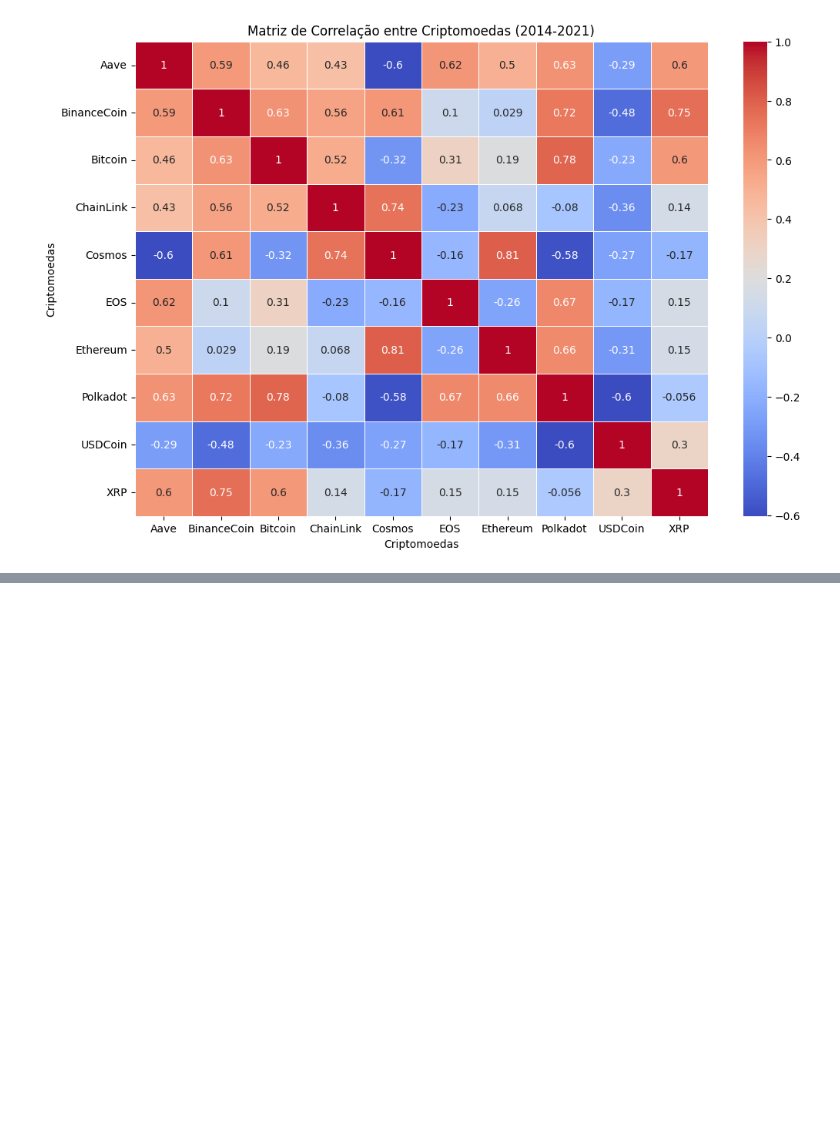
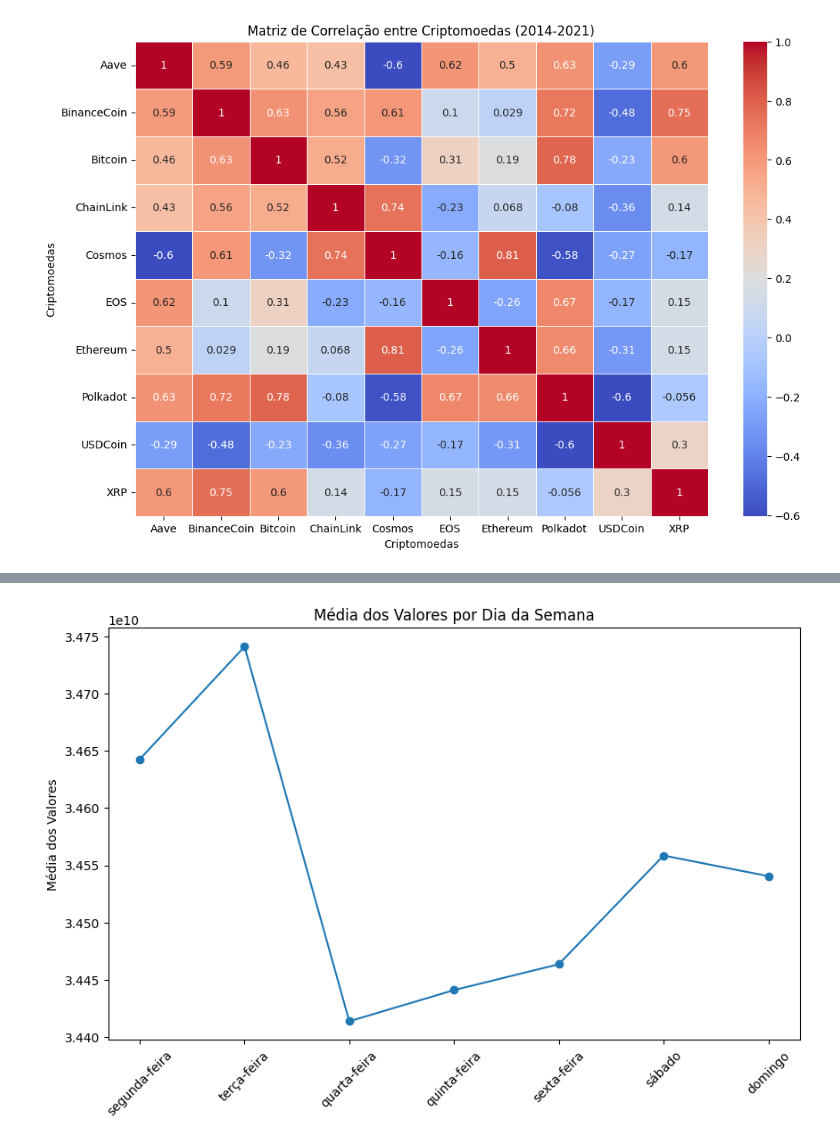
Before and after one commit to luisgoni/Criptomoedas-m5, a Jupyter notebook: Projeto_Cryptomoedas.ipynb, the cells around one changed output, grey strips where cells are left out. Cells and saved outputs as stored; diff of their text form; code cells hidden in the pictures; blank space fills up the shorter version.

```diff
--- a/Projeto_Cryptomoedas.ipynb
+++ b/Projeto_Cryptomoedas.ipynb
@@ -356,3 +554,6 @@ plt.ylabel('Criptomoedas')
 plt.show()
 # %% [output]
 [figure]
+# %%
+cripto = pd.read_csv('crypto_coins.csv')
+cripto.head()
@@ -358,0 +567,4 @@ plt.show()
+# %%
+cripto['Data'] = pd.to_datetime(cripto['Data'], format='%Y-%m-%d')
+
+print(cripto['Data'].head(10))
@@ -358,0 +583,25 @@ plt.show()
+# %%
+cripto['Data'] = pd.to_datetime(cripto['Data'], format='%d-%m-%Y')
+cripto['Data'] = cripto['Data'].dt.date
+
+
+def extrair_dia_da_semana(data):
+    dias_semana = ["segunda-feira", "terça-feira", "quarta-feira", "quinta-feira", "sexta-feira", "sábado", "domingo"]
+    return dias_semana[data.weekday()]
+
+cripto['Dia_da_Semana'] = cripto['Data'].apply(extrair_dia_da_semana)
+
+tendencia_por_dia = cripto.groupby('Dia_da_Semana')['Valor_acao'].mean()
+tendencia_por_dia
+
+ordem_dias_semana = ['segunda-feira', 'terça-feira', 'quarta-feira', 'quinta-feira', 'sexta-feira', 'sábado', 'domingo']
+
+media_por_dia_da_semana = cripto.groupby('Dia_da_Semana')['Valor_acao'].mean().reindex(ordem_dias_semana)
+plt.figure(figsize=(10, 6))
+plt.plot(media_por_dia_da_semana.index, media_por_dia_da_semana.values, marker='o')
+plt.title('Média dos Valores por Dia da Semana')
+plt.ylabel('Média dos Valores')
+plt.xticks(rotation=45)
+plt.show()
+# %% [output]
+[figure, added]
```
Also changed, not shown: parts of 22 cells of this notebook.
